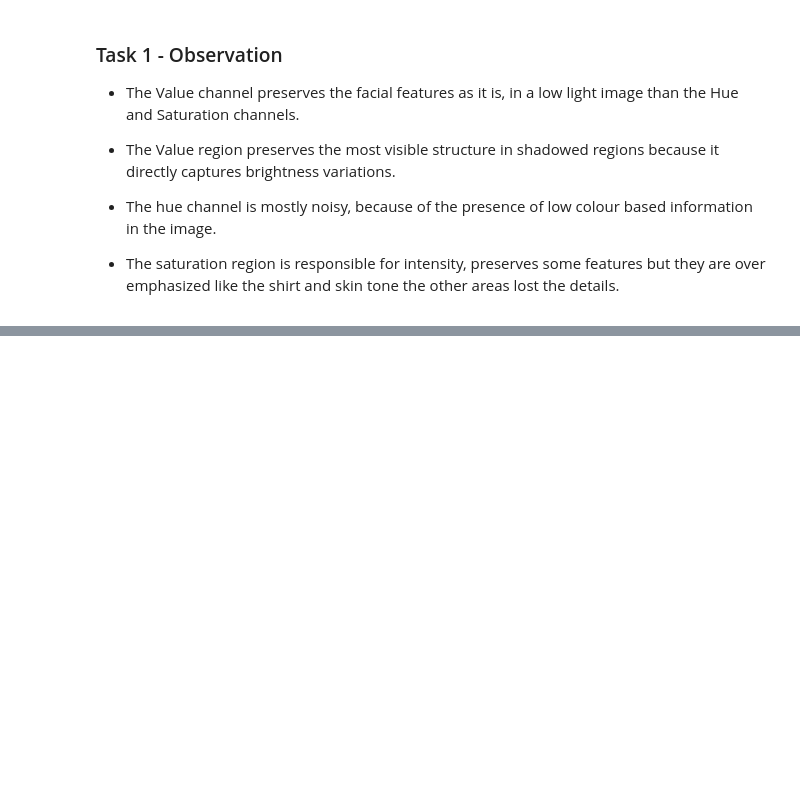
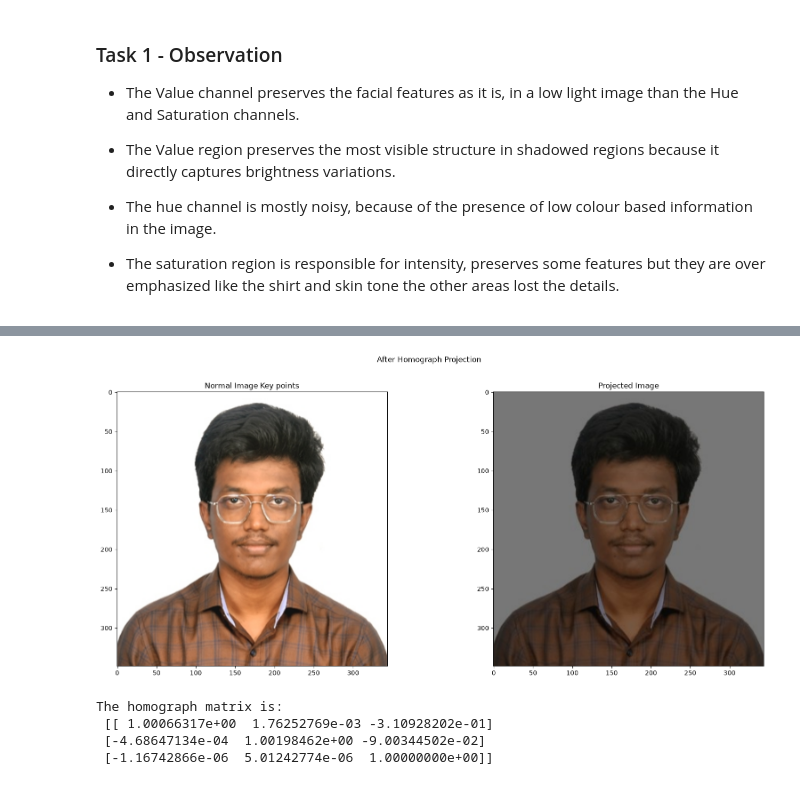
Before and after one commit to SUDAR2005/embedUR-Training, a Jupyter notebook: ai_ml-assessment/onboarding-OpenCV/Sudar/image_processing.ipynb, the cells around one changed output, grey strips where cells are left out. Drawn from its saved outputs; the diff is of its cells as text; code cells hidden in the pictures; blank space fills up the shorter version.

```diff
--- a/ai_ml-assessment/onboarding-OpenCV/Sudar/image_processing.ipynb
+++ b/ai_ml-assessment/onboarding-OpenCV/Sudar/image_processing.ipynb
@@ -153,0 +208,42 @@ plt.show()
+# %%
+# build homograph
+# sort match by distance
+# good_match = sorted(result, key=lambda x: x.distance)[:30](not needed as bot image are )
+#(not needed as bot image are identical can simply strip)
+
+good_match = result
+
+pt1 = np.float32([normal_keypoints[m.queryIdx].pt for m in good_match])
+pt1 = pt1.reshape(-1, 1, 2)
+
+pt2 = np.float32([low_light_keypoint[m.trainIdx].pt for m in good_match])
+pt2 = pt2.reshape(-1, 1, 2)
+# %%
+# homograph matrix
+
+hmatrix, mask = cv.findHomography(pt2, pt1, cv.RANSAC, 5.0)
+
+# wrap one image over another using homograph matrix
+
+img_new_perspective = cv.warpPerspective(low_light_img, hmatrix,
+                                         (normal_img.shape[1], normal_img.shape[0]))
+
+fig, ax = plt.subplots(1, 2, figsize=(20, 8))
+
+ax[0].imshow(normal_img[:,:, ::-1])
+ax[0].set_title("Normal Image Key points")
+
+ax[1].imshow(img_new_perspective[:, :, ::-1])
+ax[1].set_title("Projected Image")
+
+plt.suptitle("After Homograph Projection")
+plt.show()
+# %% [output]
+[figure, added]
+# %%
+print("The homograph matrix is: \n", hmatrix)
+# %% [output]
+The homograph matrix is:
+ [[ 1.00066317e+00  1.76252769e-03 -3.10928202e-01]
+ [-4.68647134e-04  1.00198462e+00 -9.00344502e-02]
+ [-1.16742866e-06  5.01242774e-06  1.00000000e+00]]
```
Also changed, not shown: parts of 8 cells of this notebook, 1 other file.
